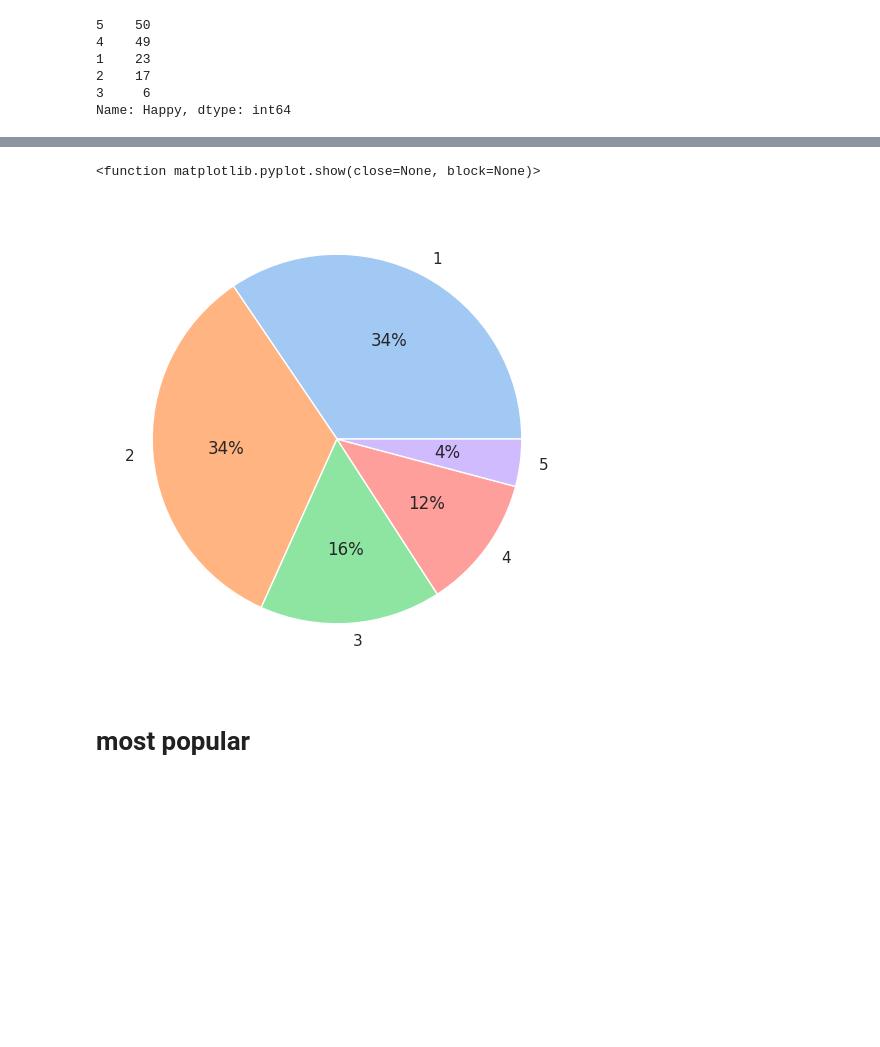
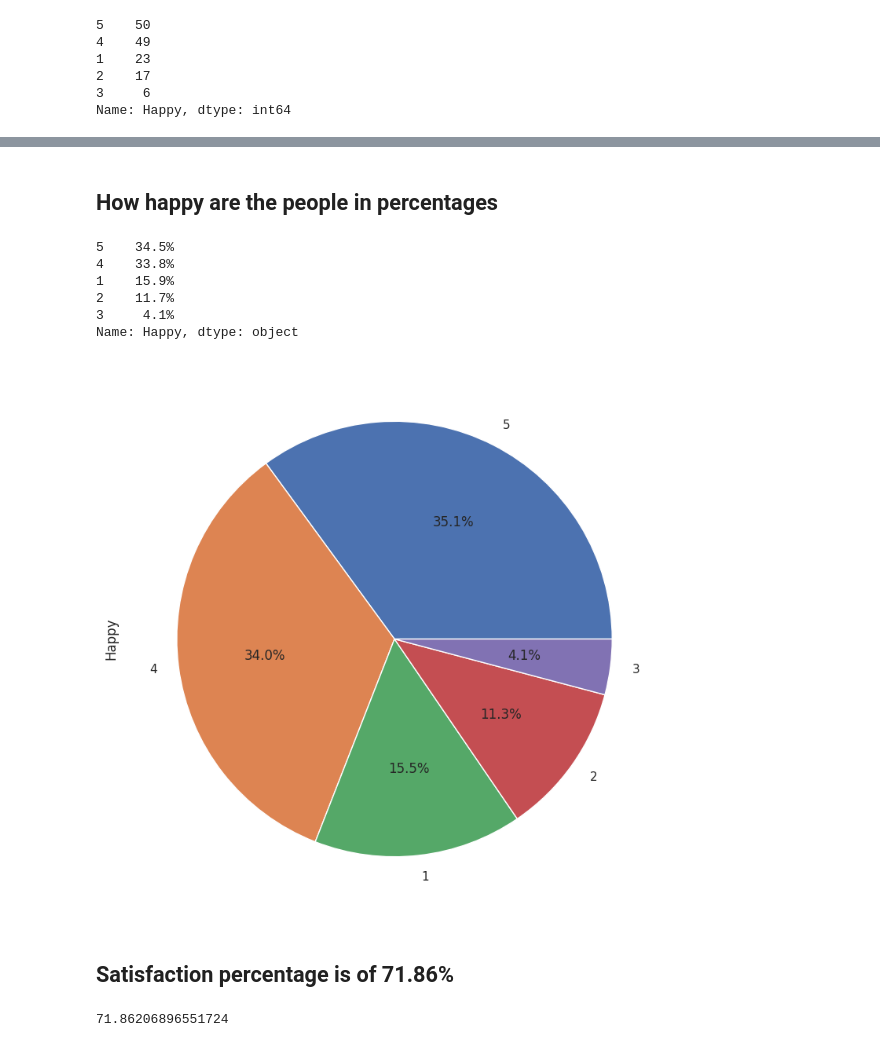
Before and after one commit to modernpacifist/komsomolsk-on-amur-comment-analysis, a Jupyter notebook: KomsomolskOnAmurCommentAnalysis.ipynb, the cells around one changed output, grey strips where cells are left out. Cells and saved outputs as stored; diff of their text form; code cells hidden in the pictures; blank space fills up the shorter version.

```diff
--- a/KomsomolskOnAmurCommentAnalysis.ipynb
+++ b/KomsomolskOnAmurCommentAnalysis.ipynb
@@ -113,12 +119,27 @@ plt.show()
-# %%
-fig = plt.figure(figsize=(10, 6))
-colors = sns.color_palette('pastel')[0:5]
-counts = df['Happy'].value_counts()
-plt.pie(counts.values, labels=['1', '2', '3', '4', '5'], colors=colors, autopct='%0.f%%')
-plt.show
-# %% [output]
-<function matplotlib.pyplot.show(close=None, block=None)>
-[figure, removed]
-# %% [markdown]
-# most popular
+# %% [markdown]
+## How happy are the people in percentages
+# %%
+percentile_data_str = df.Happy.value_counts(normalize=True).mul(100).round(1).astype(str)+'%'
+percentile_data_int = df.Happy.value_counts(normalize=True).mul(100).round(1).astype(int)
+display(percentile_data_str)
+# %% [output]
+5    34.5%
+4    33.8%
+1    15.9%
+2    11.7%
+3     4.1%
+Name: Happy, dtype: object
+# %%
+plt.figure(figsize=(15, 9))
+percentile_data_int.plot(kind='pie', autopct='%1.1f%%')
+plt.show()
+# %% [output]
+[figure, added]
+# %% [markdown]
+## Satisfaction percentage is of 71.86%
+# %%
+# average satisfaction of the people is 3.59 about/proportional that is 71.8%
+df['Happy'].mean() * 20
+# %% [output]
+71.86206896551724
 # %%
```
Also changed, not shown: parts of 11 cells of this notebook.
